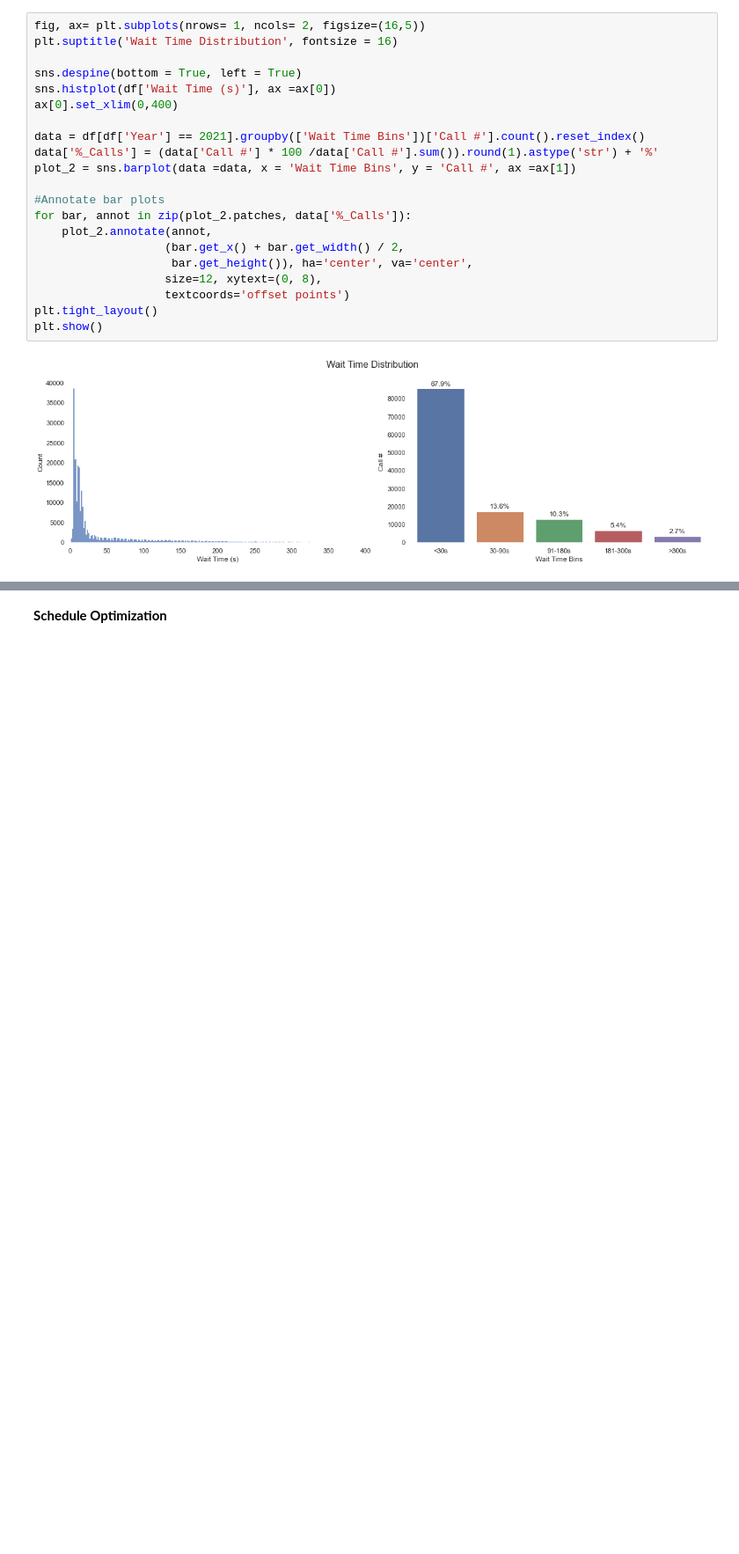
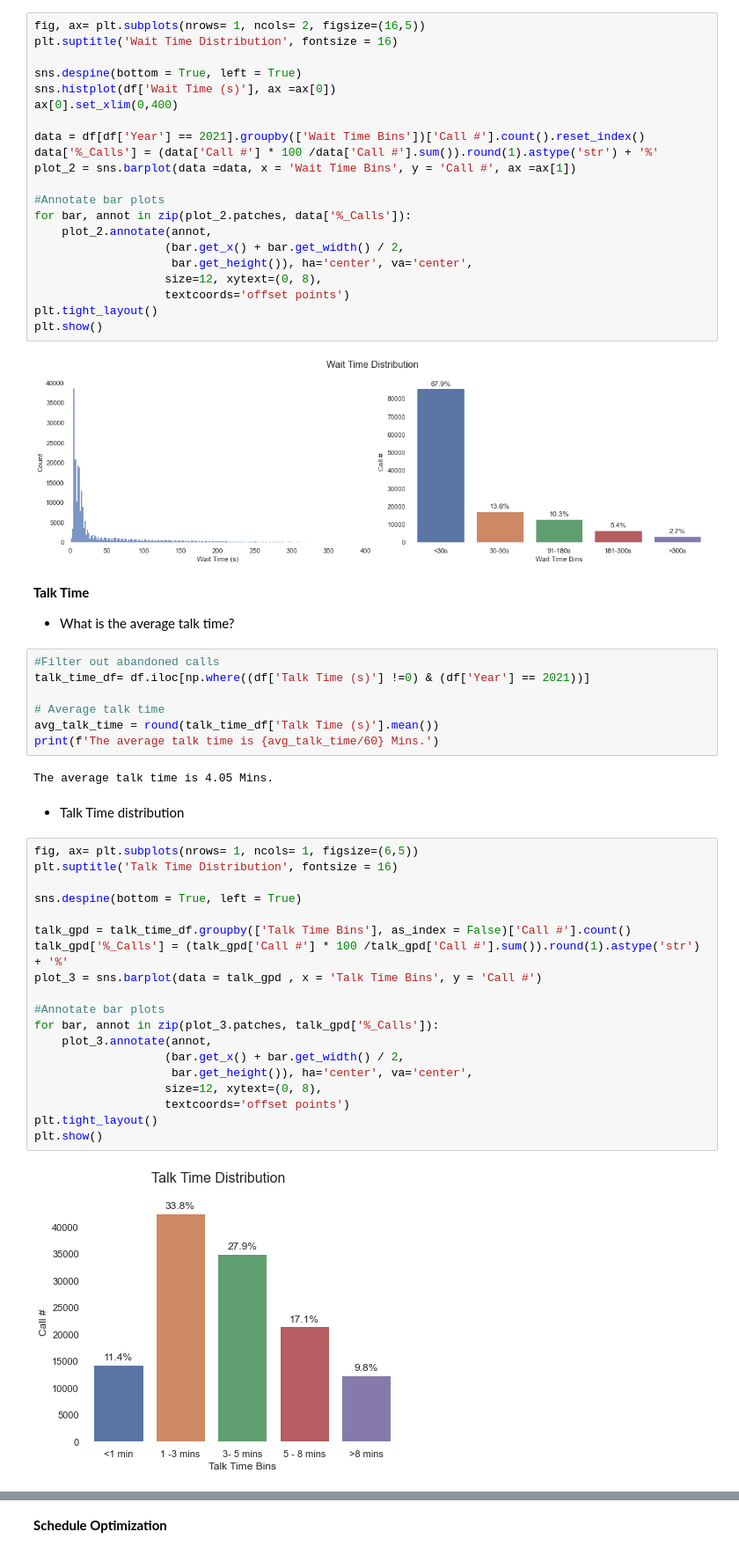
Before and after one commit to diana-kungu/RWDF, a Jupyter notebook: Call Center Operations Analytics/call_center.ipynb, the cells around one changed output, grey strips where cells are left out. Shown at 88% size. Saved outputs shown, nothing was run; the diff lists cells and outputs as text; blank space fills up the shorter version.

```diff
--- a/Call Center Operations Analytics/call_center.ipynb
+++ b/Call Center Operations Analytics/call_center.ipynb
@@ -292,3 +294,39 @@ plt.tight_layout()
 plt.show()
 # %% [output]
 [figure]
+# %% [markdown]
+**Talk Time** <br>
+
+-   What is the average talk time?
+# %%
+#Filter out abandoned calls
+talk_time_df= df.iloc[np.where((df['Talk Time (s)'] !=0) & (df['Year'] == 2021))]
+
+# Average talk time
+avg_talk_time = round(talk_time_df['Talk Time (s)'].mean())
+print(f'The average talk time is {avg_talk_time/60} Mins.')
+# %% [output]
+The average talk time is 4.05 Mins.
+# %% [markdown]
+- Talk Time distribution
+# %%
+fig, ax= plt.subplots(nrows= 1, ncols= 1, figsize=(6,5))
+plt.suptitle('Talk Time Distribution', fontsize = 16)
+
+sns.despine(bottom = True, left = True)
+
+talk_gpd = talk_time_df.groupby(['Talk Time Bins'], as_index = False)['Call #'].count()
+talk_gpd['%_Calls'] = (talk_gpd['Call #'] * 100 /talk_gpd['Call #'].sum()).round(1).astype('str') + '%'
+plot_3 = sns.barplot(data = talk_gpd , x = 'Talk Time Bins', y = 'Call #')
+
+#Annotate bar plots
+for bar, annot in zip(plot_3.patches, talk_gpd['%_Calls']):
+    plot_3.annotate(annot,
+                   (bar.get_x() + bar.get_width() / 2,
+                    bar.get_height()), ha='center', va='center',
+                   size=12, xytext=(0, 8),
+                   textcoords='offset points')
+plt.tight_layout()
+plt.show()
+# %% [output]
+[figure, added]
```
Also changed, not shown: parts of 4 cells of this notebook.
